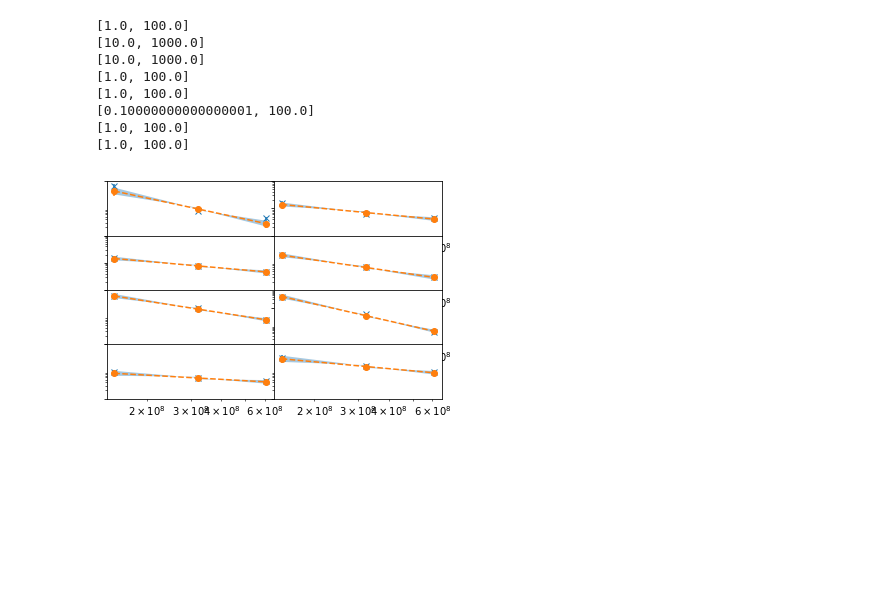
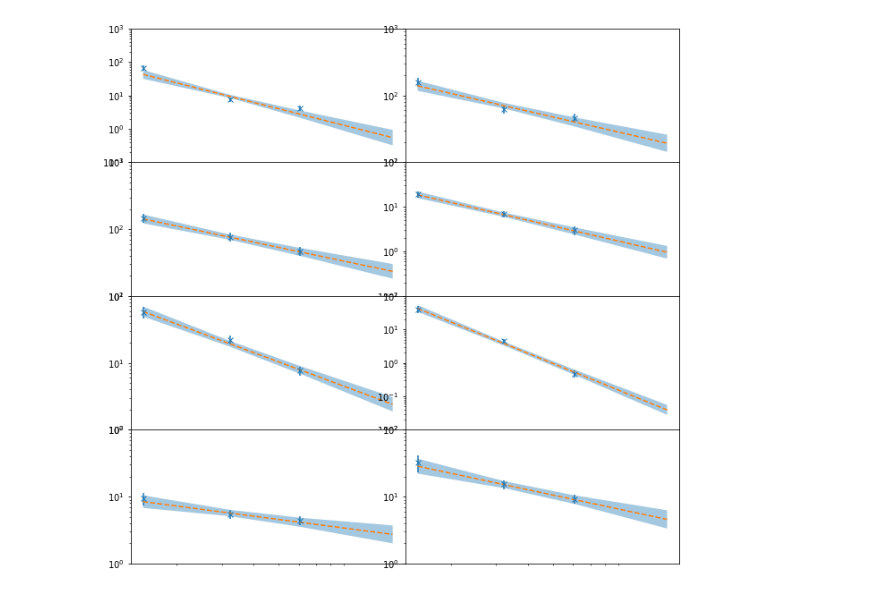
Before and after one commit to Joshuaalbert/RadioAstronomyThings, a Jupyter notebook: SpectralIndexCalc.ipynb, the cells around one changed output. Saved outputs shown, nothing was run; the diff lists cells and outputs as text; code cells hidden in the pictures; blank space fills up the shorter version.

```diff
--- a/SpectralIndexCalc.ipynb
+++ b/SpectralIndexCalc.ipynb
@@ -309,7 +309,7 @@ if __name__ == '__main__':
                                                                                                  S14[i],S14u[i],S14l[i],
                                                                                                  P14[i],P14u[i],P14l[i]))
         i += 1
-    f, axs = plt.subplots(4,2,sharex=True,figsize=(6,4))
+    f, axs = plt.subplots(4,2,sharex=True,figsize=(11,11))
     cols= 2
     rows = 4
     i=0
@@ -329,12 +329,12 @@ if __name__ == '__main__':
         ax.errorbar(nu[mask], S[i,mask], yerr=np.sqrt(CdCt[i,mask]), fmt='x',label='data')
         ax.errorbar(nu, S_post_mu[i,:], yerr=[S_post_up[i,:],S_post_low[i,:]], fmt='--o',label='model')
         points = []
-        for j in range(len(nuModel)):
-            points.append((nuModel[j],S_post_mu[i,j] + S_post_up[i,j]))
+        for j in range(len(nu)):
+            points.append((nu[j],S_post_mu[i,j] + S_post_up[i,j]))
             #points.append((nuModel[j],S_post_mu[j] - S_post_low[j]))
-        for j in range(len(nuModel)):
+        for j in range(len(nu)):
             #points.append((nuModel[j],S_post_mu[j] + S_post_up[j]))
-            points.append((nuModel[-j-1],S_post_mu[i,-j-1] - S_post_low[i,-j-1]))
+            points.append((nu[-j-1],S_post_mu[i,-j-1] - S_post_low[i,-j-1]))
 
         ax.add_collection(PatchCollection([Polygon(points,True)],alpha=0.4))
 
@@ -398,59 +399,59 @@ NameError: name 'points' is not defined
 # %%
-from matplotlib.patches import Polygon
-from matplotlib.collections import PatchCollection
-f, axs = plt.subplots(4,2,sharex=True,figsize=(6,4))
+def plotSpectrum(nu,S,CdCt,S_post_mu,S_post_up,S_post_low, mask, ax):
+    ax.errorbar(nu[mask], S[mask], yerr=np.sqrt(CdCt[mask]), fmt='x',label='data')
+    #ax.errorbar(nu, S_post_mu, yerr=[S_post_up,S_post_low], fmt='--o',label='model')
+    ax.plot(nu, S_post_mu, ls='--',label='model')
+    points = []
+    for j in range(len(nu)):
+        points.append((nu[j],S_post_mu[j] + S_post_up[j]))
+        #points.append((nuModel[j],S_post_mu[j] - S_post_low[j]))
+    for j in range(len(nu)):
+        #points.append((nuModel[j],S_post_mu[j] + S_post_up[j]))
+        points.append((nu[-j-1],S_post_mu[-j-1] - S_post_low[-j-1]))
+
+    ax.add_collection(PatchCollection([Polygon(points,True)],alpha=0.4))
+
+    #ax.set_ylim([])
+    ax.set_yscale('log')
+    ax.set_xscale('log')
+    ylims = list(ax.get_ylim())
+    ylims[0] = 10**(np.floor(np.log10(ylims[0])))
+    ylims[1] = 10**(np.ceil(np.log10(ylims[1])))
+    ax.set_ylim(ylims)
+    ax.set_xticks([])#('right')
+    ax.set_xticklabels([])
+
+f, axs = plt.subplots(4,2,sharex=True,figsize=(11,11))
 cols= 2
 rows = 4
 i=0
 while i < len(alpha):
     #i = row*2 + col
     col = i%cols
     row = (i - col)//cols
     if rows == 1:
         if cols == 1:
             ax = axs
         else:
             ax = axs[col]
     else:
         ax = axs[row][col]
+    #plt.figure()
+    #ax = plt.subplot(111)
     mask = detectionMask[i,:]
     mask[:] = True
-    ax.errorbar(nu[mask], S[i,mask], yerr=np.sqrt(CdCt[i,mask]), fmt='x',label='data')
-    ax.errorbar(nu, S_post_mu[i,:], yerr=[S_post_up[i,:],S_post_low[i,:]], fmt='--o',label='model')
-    points = []
-    for j in range(len(nu)):
-        points.append((nu[j],S_post_mu[i,j] + S_post_up[i,j]))
-        points.append((nu[j],S_post_mu[i,j] - S_post_low[i,j]))
-    ax.add_collection(PatchCollection([Polygon(points,True)],alpha=0.4))
-
-    #ax.set_ylim([])
-    ax.set_yscale('log')
-    ax.set_xscale('log')
-    ylims = list(ax.get_ylim())
-    ylims[0] = 10**(np.floor(np.log10(ylims[0])))
-    ylims[1] = 10**(np.ceil(np.log10(ylims[1])))
-    print(ylims)
-    ax.set_ylim(ylims)
-    ax.set_xticks([])#('right')
-    ax.set_xticklabels([])
+    plotSpectrum(np.append(nu,1400e6),np.append(S[i,:],0),np.append(CdCt[i,:],0),np.append(S_post_mu[i,:],S14[i]),
+                 np.append(S_post_up[i,:],S14u[i]),np.append(S_post_low[i,:],S14l[i]),np.append(mask,False), ax)
     if col==1:
         ax.yaxis.set_label_position('right')
     i += 1
 #axs[-1][0].set_xlabel(r'$\nu$ [Hz]')
 #axs[-1][1].set_xlabel(r'$\nu$ [Hz]')
 #axs[4>>1][0].set_ylabel(r'$S(\nu)$ [mJy]')
 f.subplots_adjust(hspace=0,wspace=0)
 
-plt.setp([ax.get_xticklabels() for ax in f.axes],visible=False)
-plt.setp([ax.get_yticklabels() for ax in f.axes],visible=False)
+#plt.setp([ax.get_xticklabels() for ax in f.axes],visible=False)
+#plt.setp([ax.get_yticklabels() for ax in f.axes],visible=False)
 plt.show()
 # %% [output]
-[1.0, 100.0]
-[10.0, 1000.0]
-[10.0, 1000.0]
-[1.0, 100.0]
-[1.0, 100.0]
-[0.10000000000000001, 100.0]
-[1.0, 100.0]
-[1.0, 100.0]
-[figure, old version]
+[figure, new version]
```
Also changed, not shown: parts of 1 cell of this notebook, 2 other files.
